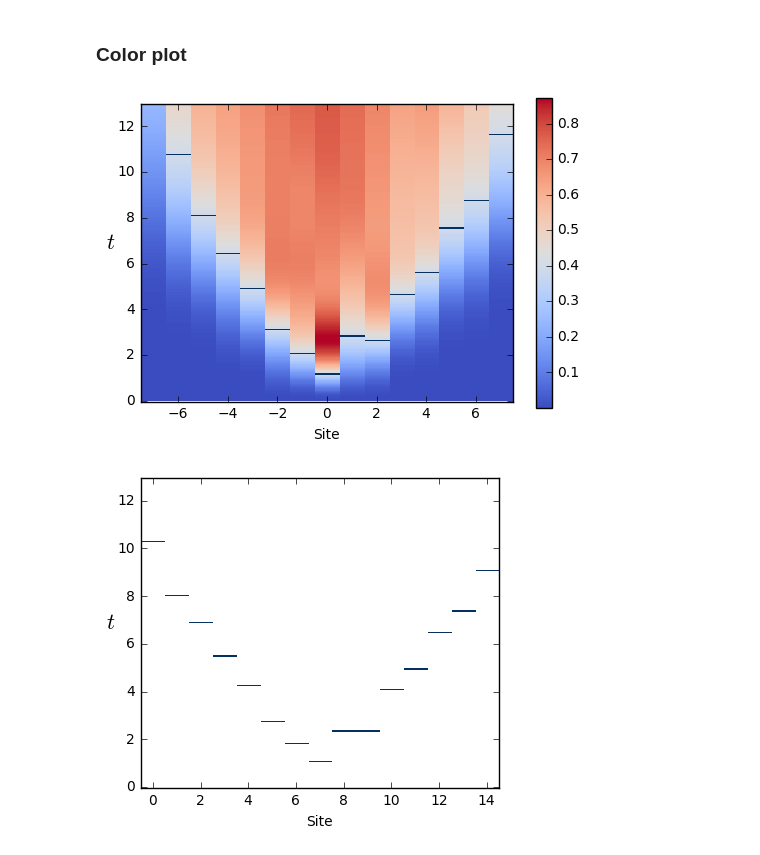
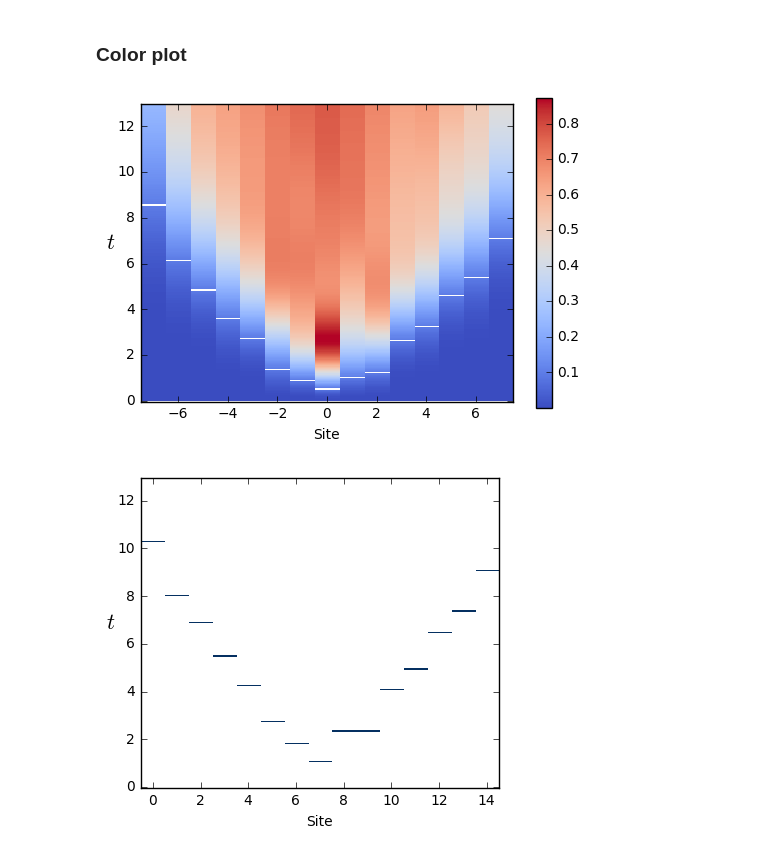
Before and after one commit to cnstahl/Asymmetric, a Jupyter notebook: python/Hamiltonian/Z OTOC color.ipynb, the cells around one changed output. Cells and saved outputs as stored; diff of their text form; code cells hidden in the pictures.

```diff
--- a/python/Hamiltonian/Z OTOC color.ipynb
+++ b/python/Hamiltonian/Z OTOC color.ipynb
@@ -47,35 +47,35 @@ plt.show()
 # %% [markdown]
 ### Color plot
 # %%
-cmap = pl.cm.RdBu
+cmap = pl.cm.afmhot
 my_cmap = cmap(np.arange(cmap.N))
 my_cmap[:,-1] = np.linspace(0, 1, cmap.N)
 my_cmap = ListedColormap(my_cmap)
 # %%
 L, tot = np.shape(mean)
 T = 13
 data = mean.T[len(mean.T)*T//end::-1]
 extent = [-L/2, L/2, -.5/n, T-.5/n]
 
 # Plot Data
 fig, ax = plt.subplots()
 interpolation='nearest'
 cs = ax.imshow(data, cmap='coolwarm', interpolation=interpolation, extent=extent)
 ax.set_aspect(1)
 fig.colorbar(cs)
 
 # Overlay bars
-bar_pos = .4
+bar_pos = .1
 cs = ax.imshow(np.logical_and(data < bar_pos, np.roll(data, 1, axis=0) > bar_pos), interpolation='nearest', cmap=my_cmap, extent=extent)
 
 plt.ylabel("$t$", rotation=0, fontsize=16)
 plt.xlabel("Site")
 if interpolation==None: interpolation='none'
 ax.set_aspect(.8*L/T)
 # plt.savefig('figures/L'+str( L)+'t'+str(tot/n)+interpolation+'.pdf')
 plt.show()
 # %% [output]
-[figure, old version]
+[figure, new version]
 # %%
 fig, ax = plt.subplots()
 data = mean.T[len(mean.T)*12//13::-1]
```
Also changed, not shown: 2 other files.
